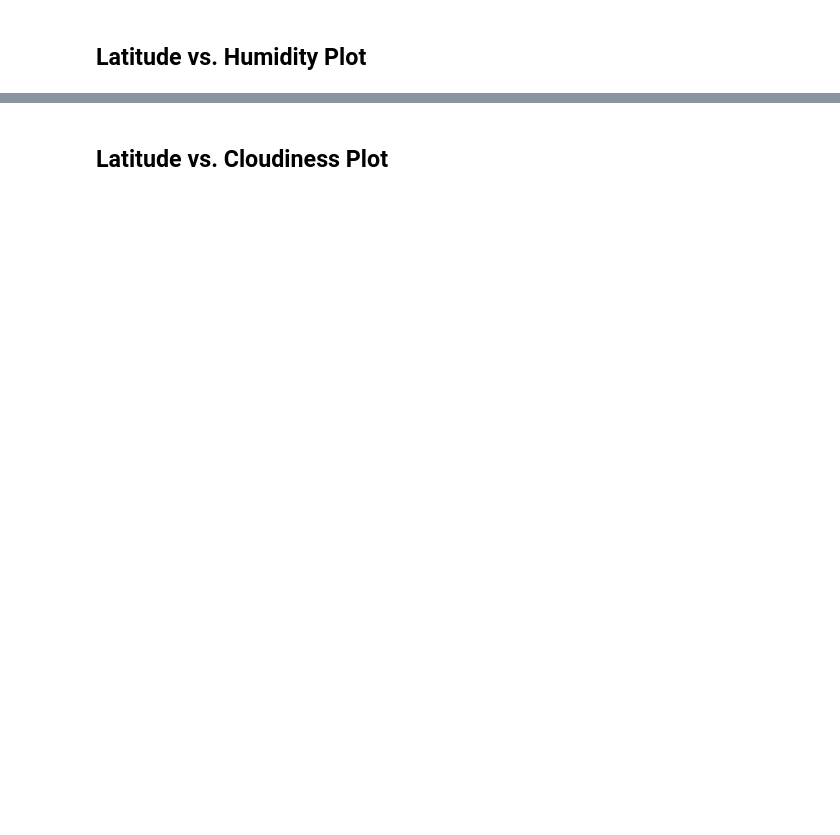
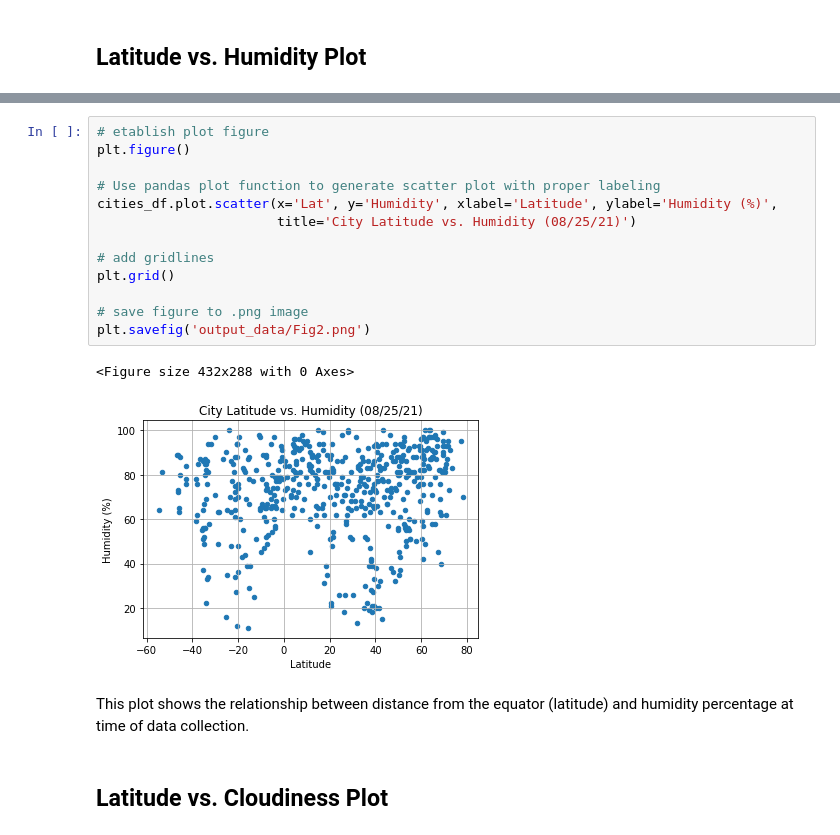
Before and after one commit to kellnergp/Weather-API-Mapping, a Jupyter notebook: WeatherPy/WeatherPy.ipynb, the cells around one changed output, grey strips where cells are left out. Cells and saved outputs as stored; diff of their text form; blank space fills up the shorter version.

```diff
--- a/WeatherPy/WeatherPy.ipynb
+++ b/WeatherPy/WeatherPy.ipynb
@@ -249,2 +266,20 @@ Int64Index([], dtype='int64')
+# %%
+# etablish plot figure
+plt.figure()
+
+# Use pandas plot function to generate scatter plot with proper labeling
+cities_df.plot.scatter(x='Lat', y='Humidity', xlabel='Latitude', ylabel='Humidity (%)',
+                       title='City Latitude vs. Humidity (08/25/21)')
+
+# add gridlines
+plt.grid()
+
+# save figure to .png image
+plt.savefig('output_data/Fig2.png')
+# %% [output]
+<Figure size 432x288 with 0 Axes>
+[figure, added]
+# %% [markdown]
+This plot shows the relationship between distance from the equator (latitude) and humidity percentage at time of data collection.
 # %% [markdown]
 ## Latitude vs. Cloudiness Plot
```
Also changed, not shown: parts of 11 cells of this notebook, 5 other files.
